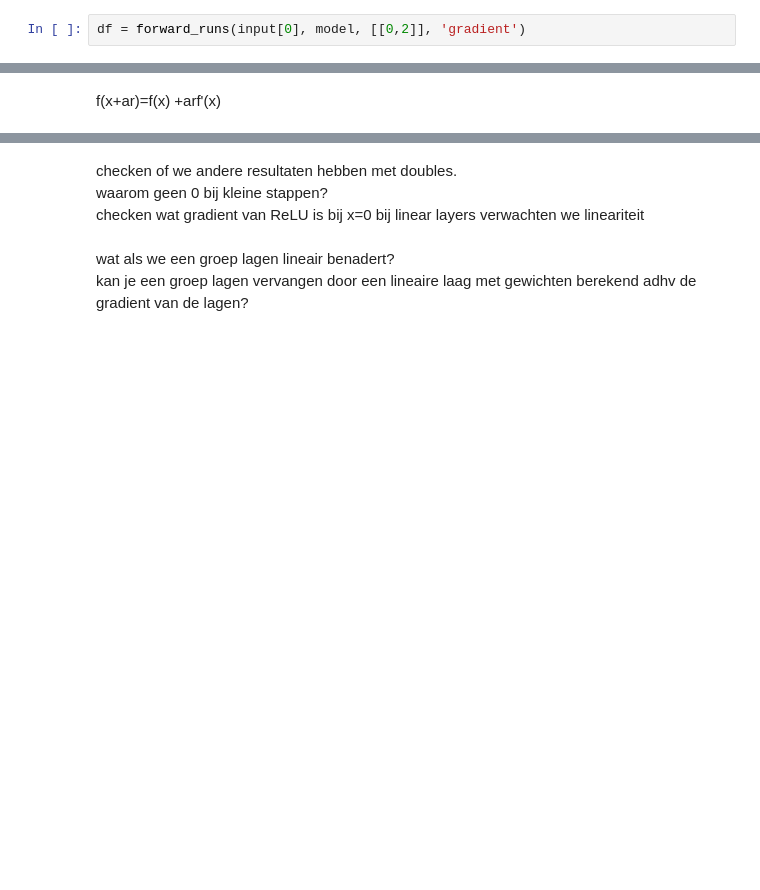
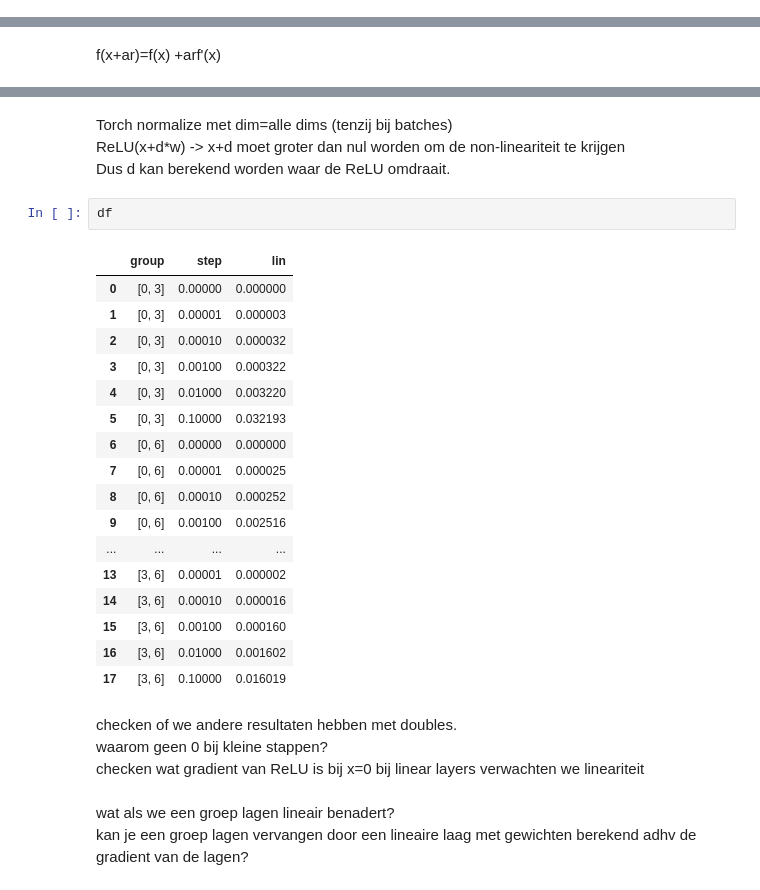
Before and after one commit to teunpe/master_internship, a Jupyter notebook: mlp.ipynb, the cells around one changed output, grey strips where cells are left out. Cells and saved outputs as stored; diff of their text form; blank space fills up the shorter version.

```diff
--- a/mlp.ipynb
+++ b/mlp.ipynb
@@ -346,2 +359,0 @@ def forward_runs(startinput: torch.Tensor, model, layergroups: list, dirtype: st
-# %%
-df = forward_runs(input[0], model, [[0,2]], 'gradient')
@@ -485,3 +532,27 @@ pipeline('mnist_fc.pt', 'random')
+# %% [markdown]
+Torch normalize met dim=alle dims (tenzij bij batches)\
+ReLU(x+d*w) -> x+d moet groter dan nul worden om de non-lineariteit te krijgen\
+Dus d kan berekend worden waar de ReLU omdraait.
+# %%
+df
+# %% [output]
+|  | group | step | lin |
+| 0 | [0, 3] | 0.00000 | 0.000000 |
+| 1 | [0, 3] | 0.00001 | 0.000003 |
+| 2 | [0, 3] | 0.00010 | 0.000032 |
+| 3 | [0, 3] | 0.00100 | 0.000322 |
+| 4 | [0, 3] | 0.01000 | 0.003220 |
+| 5 | [0, 3] | 0.10000 | 0.032193 |
+| 6 | [0, 6] | 0.00000 | 0.000000 |
+| 7 | [0, 6] | 0.00001 | 0.000025 |
+| 8 | [0, 6] | 0.00010 | 0.000252 |
+| 9 | [0, 6] | 0.00100 | 0.002516 |
+| ... | ... | ... | ... |
+| 13 | [3, 6] | 0.00001 | 0.000002 |
+| 14 | [3, 6] | 0.00010 | 0.000016 |
+| 15 | [3, 6] | 0.00100 | 0.000160 |
+| 16 | [3, 6] | 0.01000 | 0.001602 |
+| 17 | [3, 6] | 0.10000 | 0.016019 |
 # %% [markdown]
 checken of we andere resultaten hebben met doubles.\
 waarom geen 0 bij kleine stappen? \
```
Also changed, not shown: parts of 23 cells of this notebook, 10 other files.
